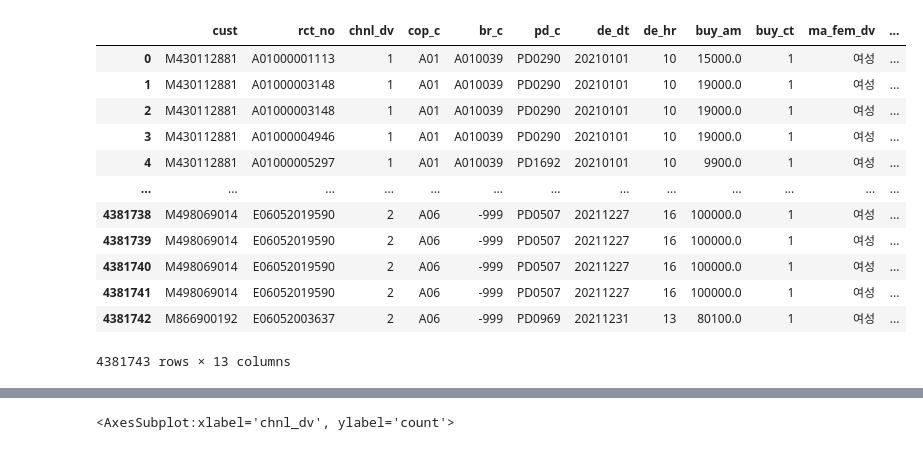
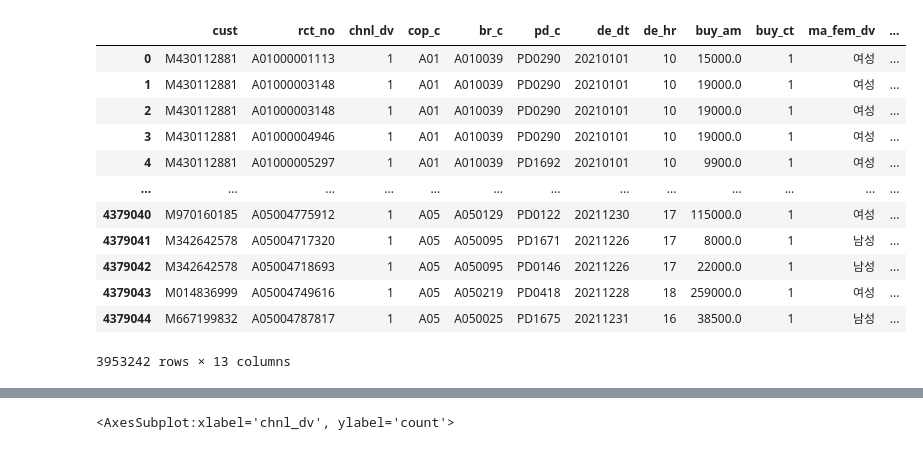
Before and after one commit to kch8906/Bigdata_Competition, a Jupyter notebook: 0714.ipynb, the cells around one changed output, grey strips where cells are left out. Cells and saved outputs as stored; diff of their text form; code cells hidden in the pictures.

```diff
--- a/0714.ipynb
+++ b/0714.ipynb
@@ -18,19 +18,19 @@ df_05 = pd.read_csv('../bigdata/LPOINT_BIG_COMP/LPOINT_BIG_COMP_05_BR.csv')
 df_06 = pd.read_csv('../bigdata/LPOINT_BIG_COMP/LPOINT_BIG_COMP_06_LPAY.csv')
 # %%
 df_merge_01_02 = pd.merge(df_02, df_01, how='inner', on='cust')
-df_merge_01_02 = df_merge_01_02.fillna(-999)
+df_merge_01_02 = df_merge_01_02[df_merge_01_02['chnl_dv'] == 1]
 df_merge_01_02
 # %% [output]
 |  | cust | rct_no | chnl_dv | cop_c | br_c | pd_c | de_dt | de_hr | buy_am | buy_ct | ma_fem_dv | ... |
 | 0 | M430112881 | A01000001113 | 1 | A01 | A010039 | PD0290 | 20210101 | 10 | 15000.0 | 1 | 여성 | ... |
 | 1 | M430112881 | A01000003148 | 1 | A01 | A010039 | PD0290 | 20210101 | 10 | 19000.0 | 1 | 여성 | ... |
 | 2 | M430112881 | A01000003148 | 1 | A01 | A010039 | PD0290 | 20210101 | 10 | 19000.0 | 1 | 여성 | ... |
 | 3 | M430112881 | A01000004946 | 1 | A01 | A010039 | PD0290 | 20210101 | 10 | 19000.0 | 1 | 여성 | ... |
 | 4 | M430112881 | A01000005297 | 1 | A01 | A010039 | PD1692 | 20210101 | 10 | 9900.0 | 1 | 여성 | ... |
 | ... | ... | ... | ... | ... | ... | ... | ... | ... | ... | ... | ... | ... |
-| 4381738 | M498069014 | E06052019590 | 2 | A06 | -999 | PD0507 | 20211227 | 16 | 100000.0 | 1 | 여성 | ... |
-| 4381739 | M498069014 | E06052019590 | 2 | A06 | -999 | PD0507 | 20211227 | 16 | 100000.0 | 1 | 여성 | ... |
-| 4381740 | M498069014 | E06052019590 | 2 | A06 | -999 | PD0507 | 20211227 | 16 | 100000.0 | 1 | 여성 | ... |
-| 4381741 | M498069014 | E06052019590 | 2 | A06 | -999 | PD0507 | 20211227 | 16 | 100000.0 | 1 | 여성 | ... |
-| 4381742 | M866900192 | E06052003637 | 2 | A06 | -999 | PD0969 | 20211231 | 13 | 80100.0 | 1 | 여성 | ... |
+| 4379040 | M970160185 | A05004775912 | 1 | A05 | A050129 | PD0122 | 20211230 | 17 | 115000.0 | 1 | 여성 | ... |
+| 4379041 | M342642578 | A05004717320 | 1 | A05 | A050095 | PD1671 | 20211226 | 17 | 8000.0 | 1 | 남성 | ... |
+| 4379042 | M342642578 | A05004718693 | 1 | A05 | A050095 | PD0146 | 20211226 | 17 | 22000.0 | 1 | 남성 | ... |
+| 4379043 | M014836999 | A05004749616 | 1 | A05 | A050219 | PD0418 | 20211228 | 18 | 259000.0 | 1 | 여성 | ... |
+| 4379044 | M667199832 | A05004787817 | 1 | A05 | A050025 | PD1675 | 20211231 | 16 | 38500.0 | 1 | 남성 | ... |
-4381743 rows × 13 columns
+3953242 rows × 13 columns
```
Also changed, not shown: parts of 35 cells of this notebook.
